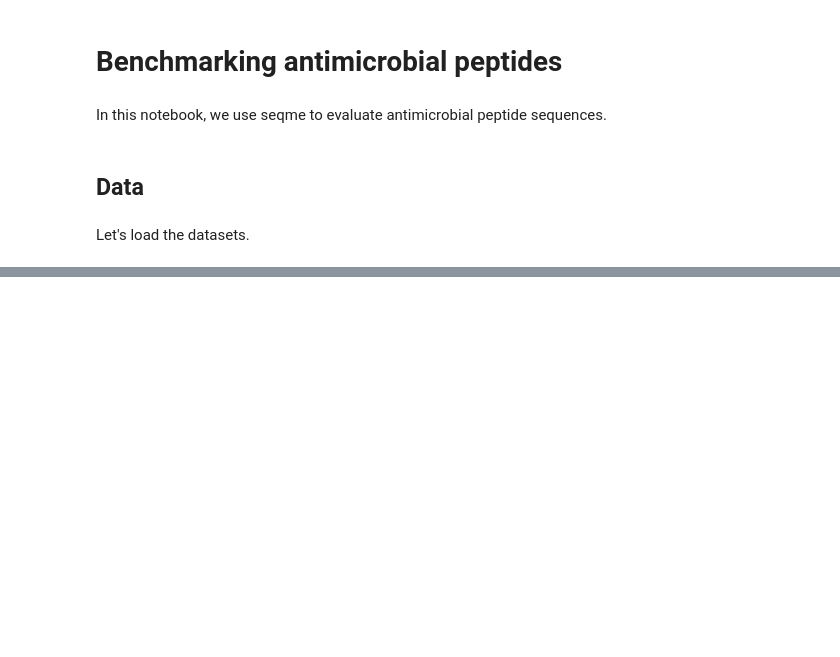
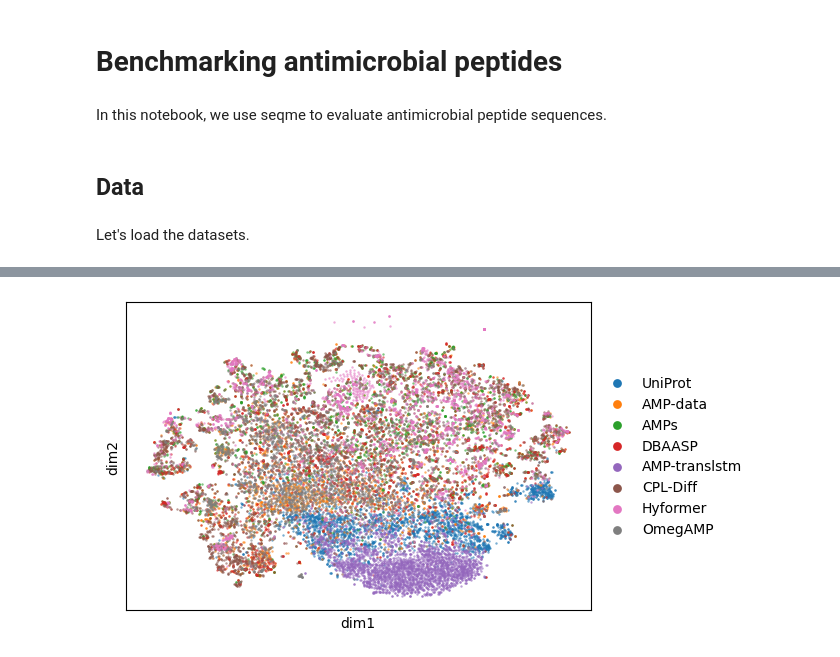
Before and after one commit to szczurek-lab/seqme, a Jupyter notebook: docs/tutorials/benchmark_peptides.ipynb, the cells around one changed output, grey strips where cells are left out. Cells and saved outputs as stored; diff of their text form; code cells hidden in the pictures; blank space fills up the shorter version.

```diff
--- a/docs/tutorials/benchmark_peptides.ipynb
+++ b/docs/tutorials/benchmark_peptides.ipynb
@@ -329,0 +401,22 @@ with open(OUT_CACHE_PATH, "wb") as f:
+# %%
+sources = ["UniProt", "AMP-data", "AMPs", "DBAASP", "AMP-translstm", "CPL-Diff", "Hyformer", "OmegAMP"]
+
+embeddings = {source: cache.model(embedder)(benchmark_datasets[source]) for source in sources}
+
+embedding_names = list(embeddings.keys())
+embedding_values = list(embeddings.values())
+# %%
+proj = sm.utils.tsne(embedding_values)
+proj = dict(zip(embedding_names, proj, strict=True))
+# %%
+sm.utils.plot_embeddings(
+    proj.values(),
+    values=proj.keys(),
+    xlabel="dim1",
+    ylabel="dim2",
+    point_size=3,
+    legend_point_size=40,
+    figsize=(6, 4),
+)
+# %% [output]
+[figure, added]
```
Also changed, not shown: parts of 61 cells of this notebook, 2 other files.
